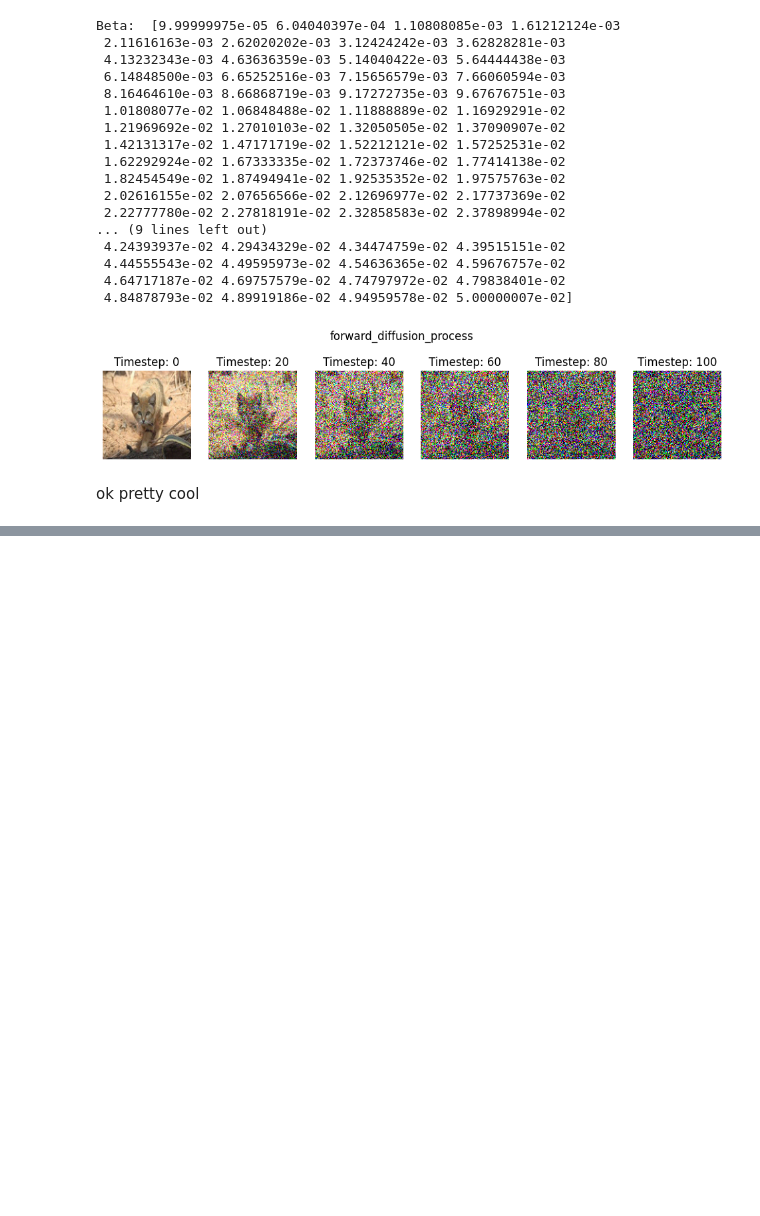
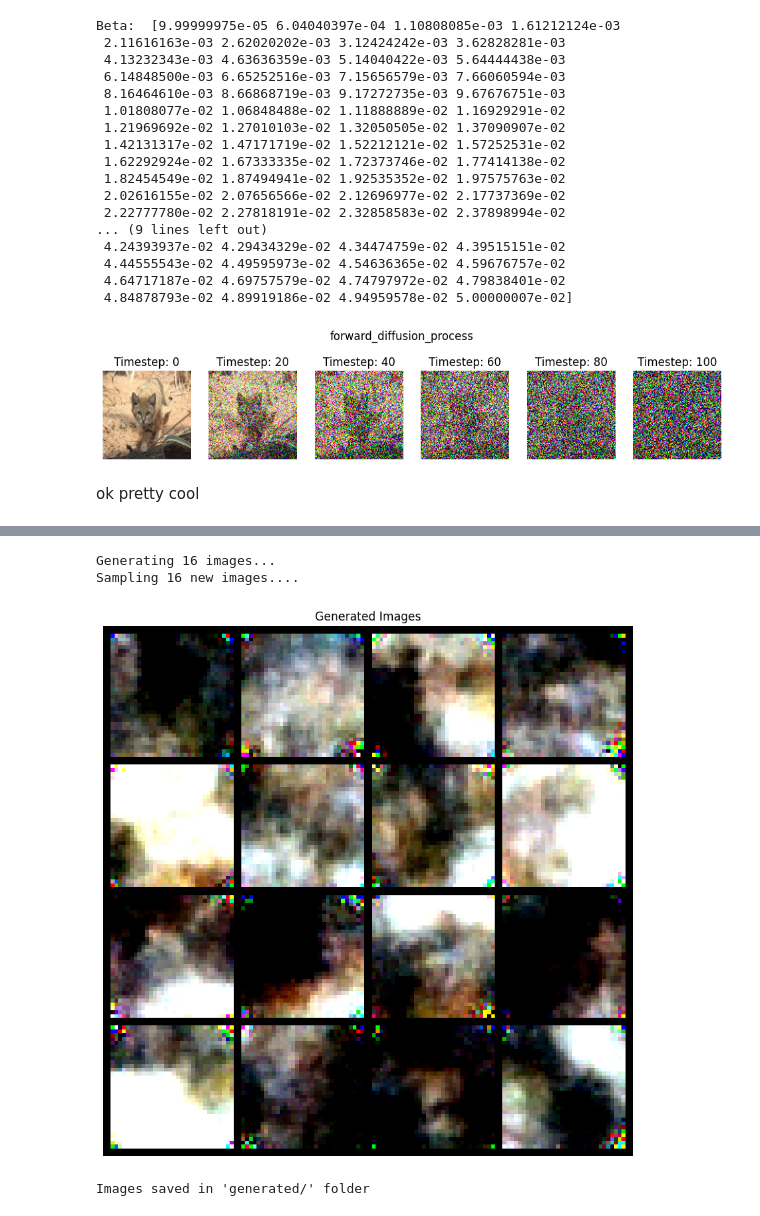
Before and after one commit to TudorMurariu/Masters-of-High-Performance-Computing-and-Big-Data-Analytics, a Jupyter notebook: an2/Sem1/deep-learning/proiect/DiffusionModel.ipynb, the cells around one changed output, grey strips where cells are left out. Drawn from its saved outputs; the diff is of its cells as text; code cells hidden in the pictures; blank space fills up the shorter version.

```diff
--- a/an2/Sem1/deep-learning/proiect/DiffusionModel.ipynb
+++ b/an2/Sem1/deep-learning/proiect/DiffusionModel.ipynb
@@ -84,0 +465,43 @@ ok pretty cool
+# %%
+def generate_images(model_path="diffusion_model.pth", num_images=16, image_size=32):
+    """Generate new images from trained model"""
+    # Load model
+    model = SimpleUnet(image_channels=3)
+    model.load_state_dict(torch.load(model_path, map_location=device))
+    model.to(device)
+    model.eval()
+
+    # Initialize diffusion
+    diffusion = Diffusion(img_size=image_size, device=device)
+
+    # Generate samples
+    print(f"Generating {num_images} images...")
+    samples = diffusion.sample(model, num_images)
+
+    # Save images
+    os.makedirs("generated", exist_ok=True)
+    for i in range(num_images):
+        img = samples[i].permute(1, 2, 0).cpu().numpy()
+        img = Image.fromarray(img)
+        img.save(f"generated/image_{i+1:03d}.png")
+
+    # Create grid
+    from torchvision.utils import make_grid
+    grid = make_grid(samples[:16], nrow=4)
+    grid = grid.permute(1, 2, 0).cpu().numpy()
+
+    plt.figure(figsize=(10, 10))
+    plt.imshow(grid)
+    plt.title("Generated Images")
+    plt.axis('off')
+    plt.savefig("generated_grid.png", bbox_inches='tight')
+    plt.show()
+
+    print(f"Images saved in 'generated/' folder")
+# %%
+generate_images()
+# %% [output]
+Generating 16 images...
+Sampling 16 new images....
+[figure, added]
+Images saved in 'generated/' folder
```
Also changed, not shown: parts of 7 cells of this notebook.
